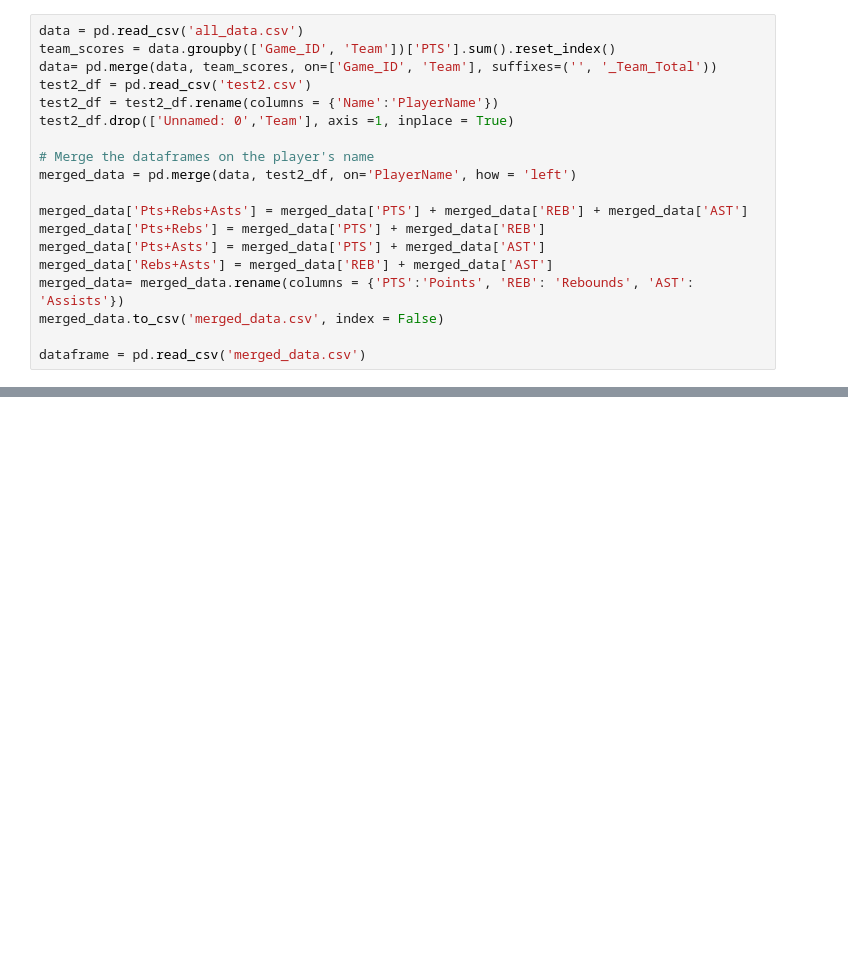
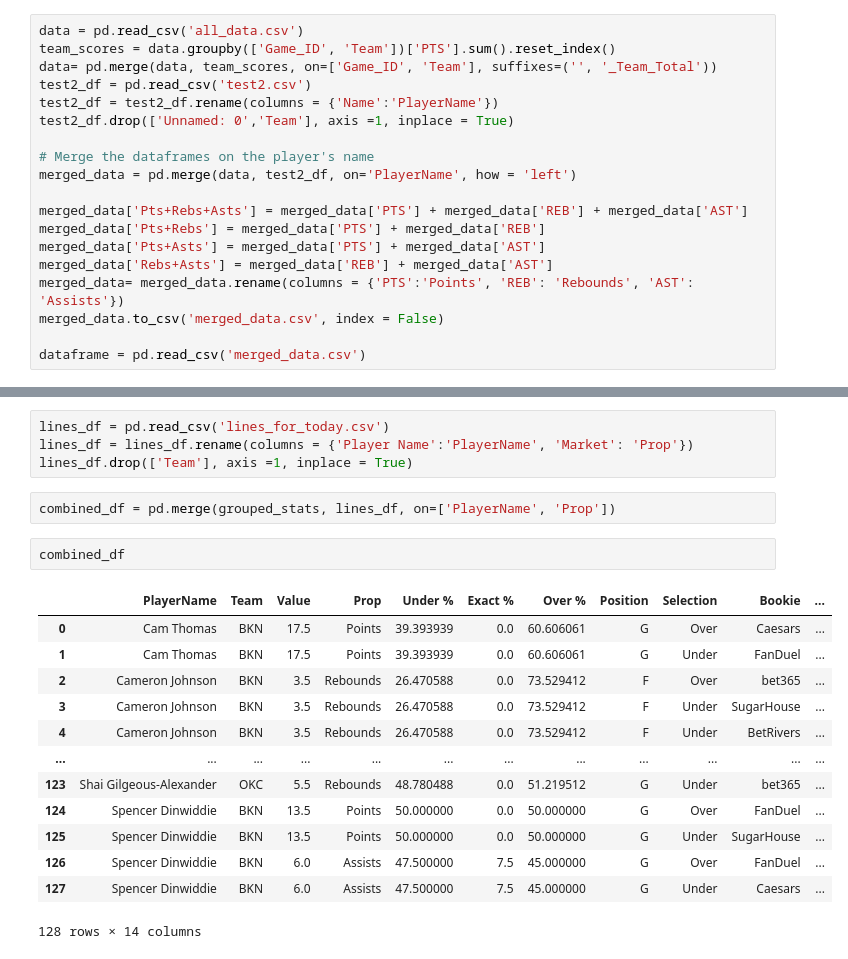
Before and after one commit to DhirenShivdasani/NBA-player-prop-analysis, a Jupyter notebook: Untitled.ipynb, the cells around one changed output, grey strips where cells are left out. Saved outputs shown, nothing was run; the diff lists cells and outputs as text; blank space fills up the shorter version.

```diff
--- a/Untitled.ipynb
+++ b/Untitled.ipynb
@@ -688,0 +593,22 @@ Name: MATCHUP, Length: 27373, dtype: object
+# %%
+lines_df = pd.read_csv('lines_for_today.csv')
+lines_df = lines_df.rename(columns = {'Player Name':'PlayerName', 'Market': 'Prop'})
+lines_df.drop(['Team'], axis =1, inplace = True)
+# %%
+combined_df = pd.merge(grouped_stats, lines_df, on=['PlayerName', 'Prop'])
+# %%
+combined_df
+# %% [output]
+|  | PlayerName | Team | Value | Prop | Under % | Exact % | Over % | Position | Selection | Bookie | ... |
+| 0 | Cam Thomas | BKN | 17.5 | Points | 39.393939 | 0.0 | 60.606061 | G | Over | Caesars | ... |
+| 1 | Cam Thomas | BKN | 17.5 | Points | 39.393939 | 0.0 | 60.606061 | G | Under | FanDuel | ... |
+| 2 | Cameron Johnson | BKN | 3.5 | Rebounds | 26.470588 | 0.0 | 73.529412 | F | Over | bet365 | ... |
+| 3 | Cameron Johnson | BKN | 3.5 | Rebounds | 26.470588 | 0.0 | 73.529412 | F | Under | SugarHouse | ... |
+| 4 | Cameron Johnson | BKN | 3.5 | Rebounds | 26.470588 | 0.0 | 73.529412 | F | Under | BetRivers | ... |
+| ... | ... | ... | ... | ... | ... | ... | ... | ... | ... | ... | ... |
+| 123 | Shai Gilgeous-Alexander | OKC | 5.5 | Rebounds | 48.780488 | 0.0 | 51.219512 | G | Under | bet365 | ... |
+| 124 | Spencer Dinwiddie | BKN | 13.5 | Points | 50.000000 | 0.0 | 50.000000 | G | Over | FanDuel | ... |
+| 125 | Spencer Dinwiddie | BKN | 13.5 | Points | 50.000000 | 0.0 | 50.000000 | G | Under | SugarHouse | ... |
+| 126 | Spencer Dinwiddie | BKN | 6.0 | Assists | 47.500000 | 7.5 | 45.000000 | G | Over | FanDuel | ... |
+| 127 | Spencer Dinwiddie | BKN | 6.0 | Assists | 47.500000 | 7.5 | 45.000000 | G | Under | Caesars | ... |
+128 rows × 14 columns
```
Also changed, not shown: parts of 10 cells of this notebook, 6 other files.
